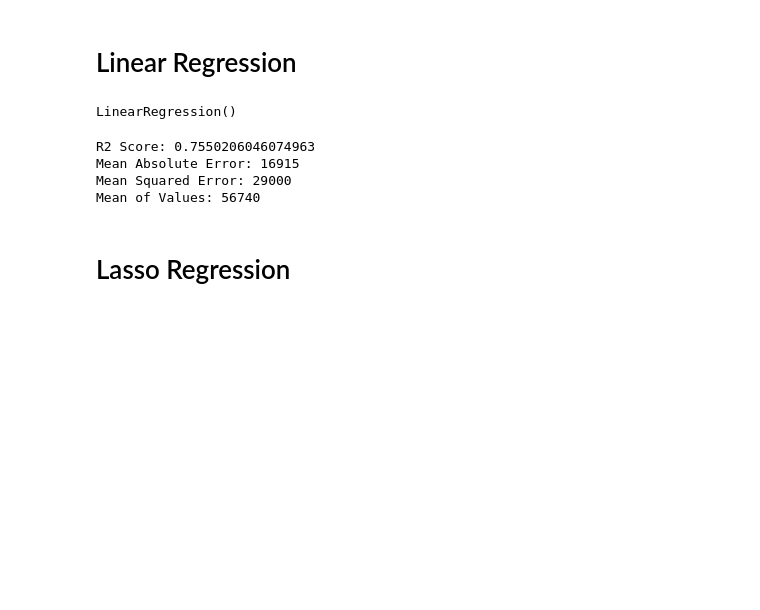
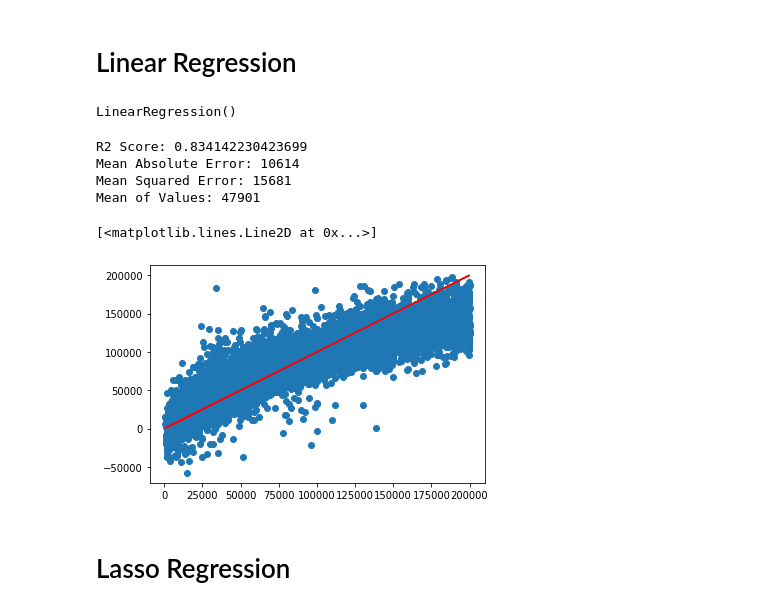
Before and after one commit to KacperChmura1/Value-of-Cars-in-Poland, a Jupyter notebook: Machine Learning Algorithms.ipynb, the cells around one changed output. Saved outputs shown, nothing was run; the diff lists cells and outputs as text; code cells hidden in the pictures; blank space fills up the shorter version.

```diff
--- a/Machine Learning Algorithms.ipynb
+++ b/Machine Learning Algorithms.ipynb
@@ -34,10 +50,12 @@ df_200k = df[df["Price"] < 200000]
 len(df_200k) / len(df)
 # %% [output]
 0.9642959317960749
+# %%
+df_200k = df_200k.drop([6306,8018,9731,19747,19826,27004])
 # %% [markdown]
 # Dummies
 # %%
-df_dum = pd.get_dummies(df, drop_first=True)
+df_dum = pd.get_dummies(df_200k, drop_first=True)
 # %%
 X = df_dum.drop(["Price"], axis=1)
 # %%
@@ -59,7 +85,13 @@ preds = lm.predict(X_test)
 # %%
 model_test(y_test,preds)
 # %% [output]
-R2 Score: 0.7550206046074963
-Mean Absolute Error: 16915
-Mean Squared Error: 29000
-Mean of Values: 56740
+R2 Score: 0.834142230423699
+Mean Absolute Error: 10614
+Mean Squared Error: 15681
+Mean of Values: 47901
+# %%
+plt.scatter(y_test,preds)
+plt.plot(y_test,y_test,'r')
+# %% [output]
+[<matplotlib.lines.Line2D at 0x...>]
+[figure, added]
```
Also changed, not shown: parts of 74 cells of this notebook, 3 other files.
